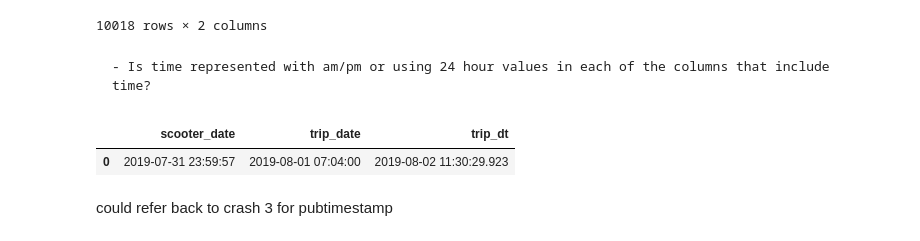
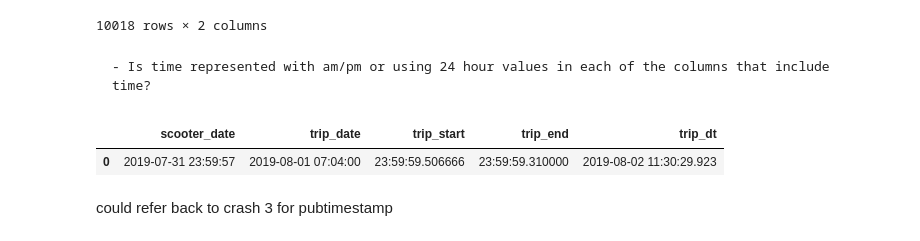
Before and after one commit to NSS-Data-Analytics-Cohort-8/scooter-partner1-badger-badger-python, a Jupyter notebook: notebooks/scoot_scoot.ipynb, the cells around one changed output. Drawn from its saved outputs; the diff is of its cells as text; code cells hidden in the pictures.

```diff
--- a/notebooks/scoot_scoot.ipynb
+++ b/notebooks/scoot_scoot.ipynb
@@ -287,17 +319,19 @@ us
 # %%
 time = '''
 SELECT
     MAX(s.pubdatetime) as scooter_date,
     (SELECT MAX(pubtimestamp) FROM trips) as trip_date,
+    (SELECT MAX(starttime) FROM trips) as trip_start,
+    (SELECT MAX(endtime) FROM trips) as trip_end,
     (SELECT MAX(create_dt) FROM trips) as trip_dt
 FROM scooters as s
 '''
 
 t = pd.read_sql(time, con=engine)
 t
 # %% [output]
-|  | scooter_date | trip_date | trip_dt |
-| 0 | 2019-07-31 23:59:57 | 2019-08-01 07:04:00 | 2019-08-02 11:30:29.923 |
+|  | scooter_date | trip_date | trip_start | trip_end | trip_dt |
+| 0 | 2019-07-31 23:59:57 | 2019-08-01 07:04:00 | 23:59:59.506666 | 23:59:59.310000 | 2019-08-02 11:30:29.923 |
 # %% [markdown]
 could refer back to crash 3 for pubtimestamp
 # %%
```
Also changed, not shown: parts of 14 cells of this notebook.
